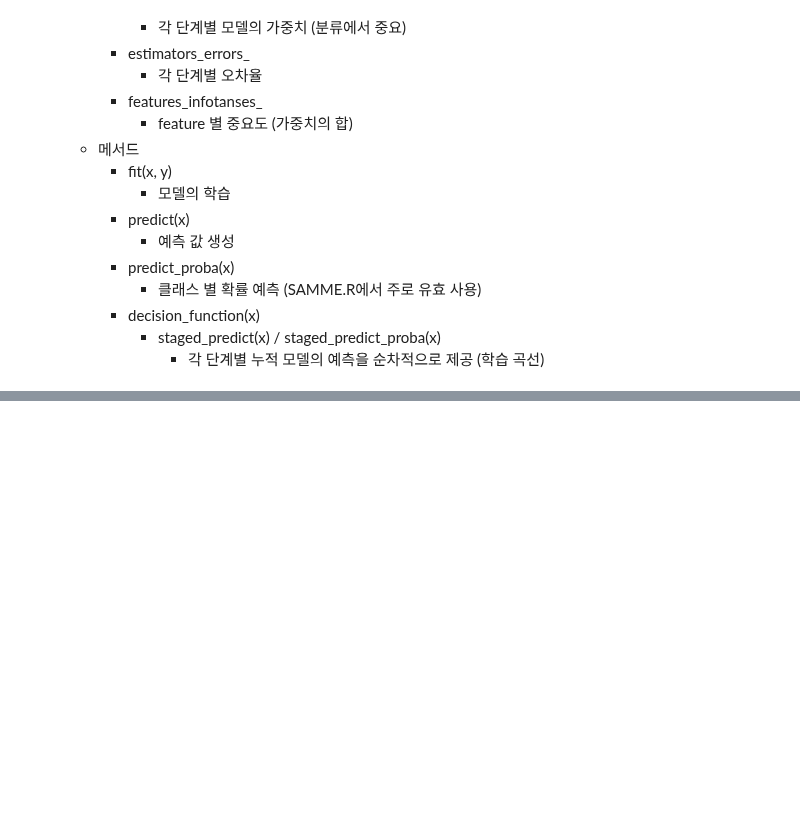
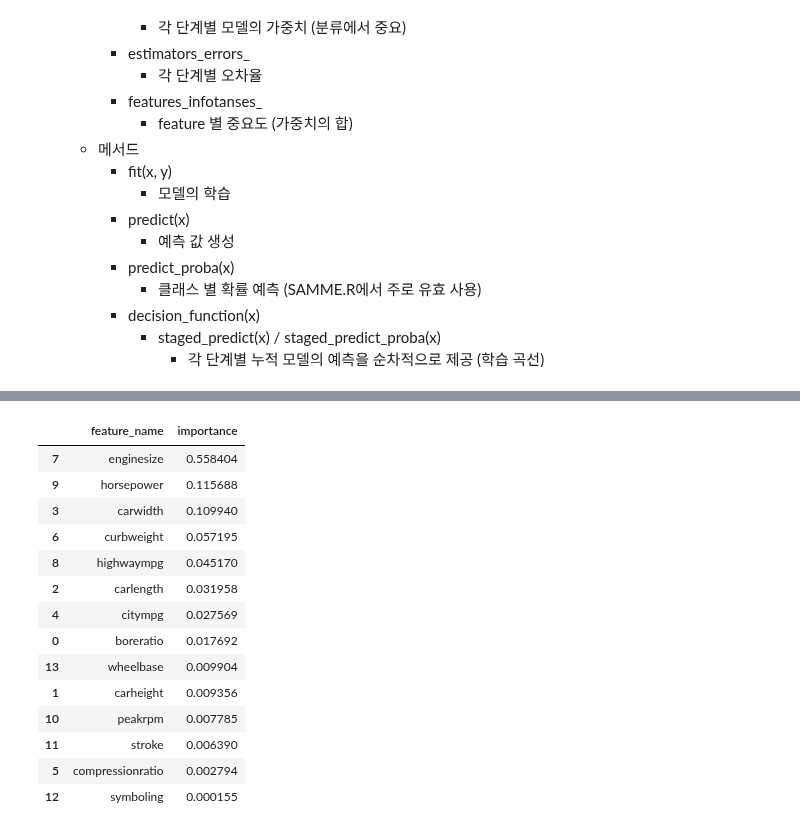
Before and after one commit to JungHyun7/multicam, a Jupyter notebook: 20250930/01_부스팅.ipynb, the cells around one changed output, grey strips where cells are left out. Drawn from its saved outputs; the diff is of its cells as text; code cells hidden in the pictures; blank space fills up the shorter version.

```diff
--- a/20250930/01_부스팅.ipynb
+++ b/20250930/01_부스팅.ipynb
@@ -212,0 +507,22 @@ plt.show()
+# %%
+# 각 피쳐별 중요도
+importances = reg.feature_importances_
+feature_name_df = pd.DataFrame(feature_names, columns= ['feature_name'])
+feature_name_df['importance'] = importances
+feature_name_df.sort_values('importance', ascending=False)
+# %% [output]
+|  | feature_name | importance |
+| 7 | enginesize | 0.558404 |
+| 9 | horsepower | 0.115688 |
+| 3 | carwidth | 0.109940 |
+| 6 | curbweight | 0.057195 |
+| 8 | highwaympg | 0.045170 |
+| 2 | carlength | 0.031958 |
+| 4 | citympg | 0.027569 |
+| 0 | boreratio | 0.017692 |
+| 13 | wheelbase | 0.009904 |
+| 1 | carheight | 0.009356 |
+| 10 | peakrpm | 0.007785 |
+| 11 | stroke | 0.006390 |
+| 5 | compressionratio | 0.002794 |
+| 12 | symboling | 0.000155 |
```
Also changed, not shown: parts of 24 cells of this notebook.
